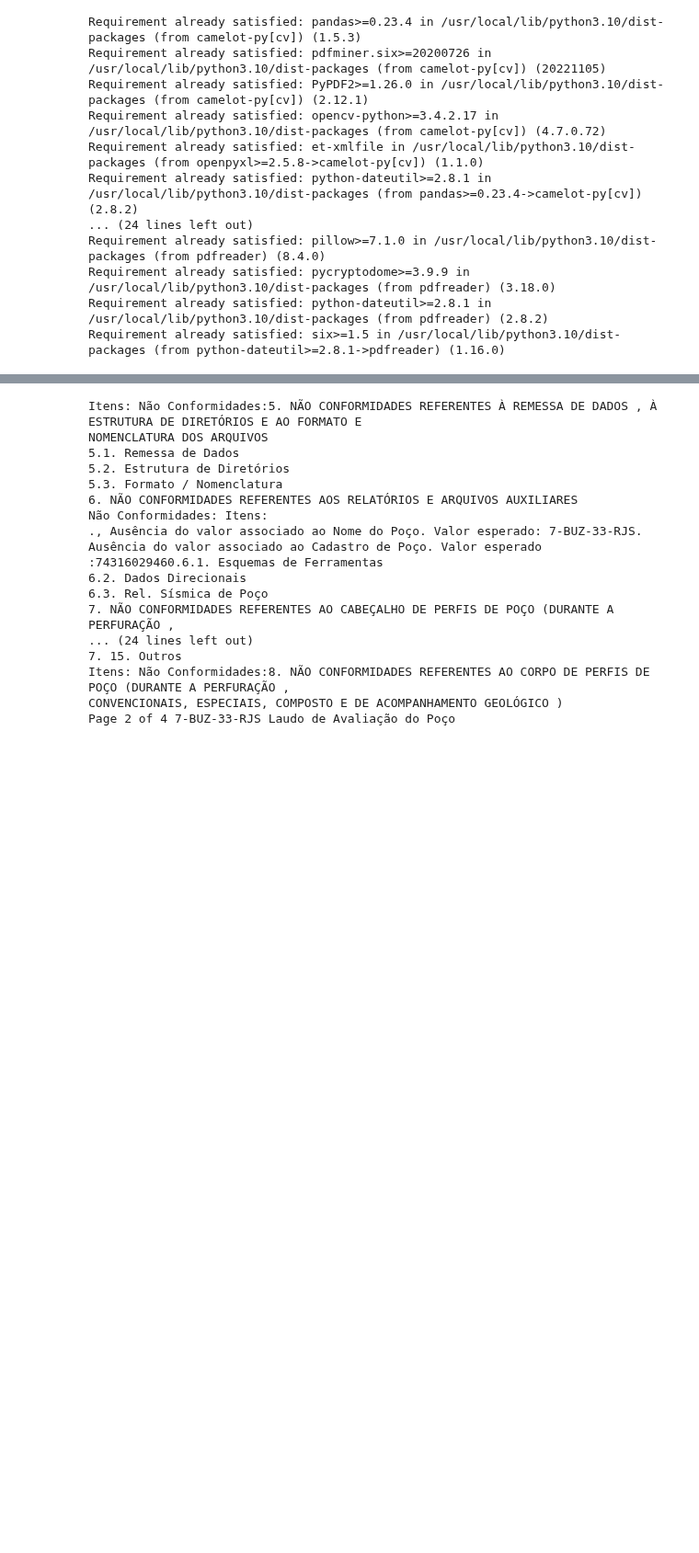
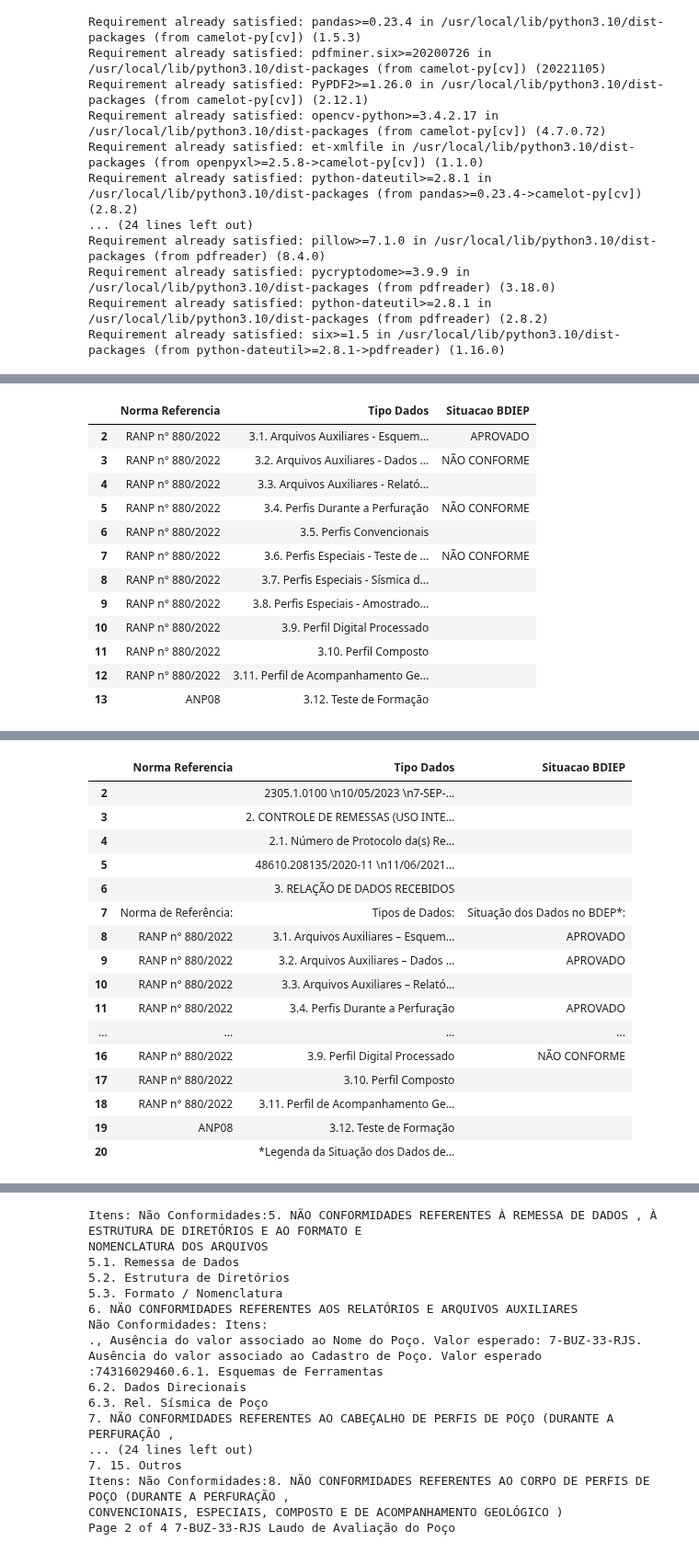
Before and after one commit to fabiobasson/my-frirst-repo, a Jupyter notebook: oficios_qualidade_19062023.ipynb, the cells around one changed output, grey strips where cells are left out. Shown at 92% size. Drawn from its saved outputs; the diff is of its cells as text; code cells hidden in the pictures; blank space fills up the shorter version.

```diff
--- a/oficios_qualidade_19062023.ipynb
+++ b/oficios_qualidade_19062023.ipynb
@@ -83,36 +103,43 @@ Requirement already satisfied: six>=1.5 in /usr/local/lib/python3.10/dist-packag
 # %%
-# Set path to the folder containing CSV/PDF files
-path = '/content/laudo/*.pdf'
-
-# Use glob to get a list of all CSV/PDF files in the folder
-files = glob.glob(path)
-
-# Loop through the files
-
-#for i in range(0, len(files), 1):
-    #print(f'posicao: {i} e valor:{files[i]} ')
 
 for file in files:
     with open(file, 'rb') as pdf:
         #doc = PDFDocument(pdf)
+        #print(f'posicao: {file} e valor:{files[file]} ')
+        # Lendo documento .pdf e extraindo as tabela com a biblioteca Camelot
 
-        # Lendo documento .pdf e extraindo as tabela com a biblioteca Camelot
-        lista_tabelas = camelot.read_pdf(file,header=None,index=False,encoding="utf-8",pages="all")
+          lista_tabelas = camelot.read_pdf(file,header=None,index=False,encoding="utf-8",pages="all")
 
         # Criando Dataframe após extração das tabelas do arquivo .pdf
-        lista_tabelas = lista_tabelas[0].df[[1,0,2]].reset_index(drop=True)
+          lista_tabelas = lista_tabelas[0].df[[1,0,2]].reset_index(drop=True)
 
         ### Iniciando o ETL da extração das tabelas ###
 
         # remover as linhas e colunas desnecessárias a extração das informações
-        lista_tabelas = lista_tabelas.drop(0, axis='index')
-        lista_tabelas = lista_tabelas.drop(1, axis='index')
+          lista_tabelas = lista_tabelas.drop(0, axis='index')
+          lista_tabelas = lista_tabelas.drop(1, axis='index')
 
         # Renomear as colunas para o padrão do documento
-        lista_tabelas.rename(columns = {1:'Norma Referencia',0:'Tipo Dados',2:'Situacao BDIEP'}, inplace = True)
+          lista_tabelas.rename(columns = {1:'Norma Referencia',0:'Tipo Dados',2:'Situacao BDIEP'}, inplace = True)
 
+        # Extraindo texto do documento com a biblioteca Extract_text
+          texto = extract_text(file, 'rb')
 
-        print(lista_tabelas)
+        # Criando Dataframe após extração das tabelas do arquivo .pdf
+          texto = pd.read_fwf(io.StringIO(texto))
+          texto = texto[16:22]
+
+        # Iniciando o ETL da extração do texto
+
+        # remover linhas e colunas desnecessárias a extração das informações
+
+        # Renomear colunas para o padrão do documento
+          texto.rename(columns = {'Agencia Nacional de Petróleo, Gás Natura e Biocombustíveis':' CABEÇALHO'}, inplace = True)
+          texto = texto.T
+          texto.rename(columns = {16:'Nº do Laudo de Reprovação', 17:'Data da Avaliação',18:'Nome do Poço',19:'Nº Cadastro do Poço',20:'Conclusão do Poço',21:'Empresa Operadora'}, inplace = True)
+
+          display(texto)
+          display(lista_tabelas)
 
         #lista_tabelas.to_excel('file_name.xls')
 # %% [output]
@@ -118,0 +148,13 @@ for file in files:
+|  | Norma Referencia | Tipo Dados | Situacao BDIEP |
+| 2 | RANP n° 880/2022 | 3.1. Arquivos Auxiliares - Esquem... | APROVADO |
+| 3 | RANP n° 880/2022 | 3.2. Arquivos Auxiliares - Dados ... | NÃO CONFORME |
+| 4 | RANP n° 880/2022 | 3.3. Arquivos Auxiliares - Relató... |  |
+| 5 | RANP n° 880/2022 | 3.4. Perfis Durante a Perfuração | NÃO CONFORME |
+| 6 | RANP n° 880/2022 | 3.5. Perfis Convencionais |  |
+| 7 | RANP n° 880/2022 | 3.6. Perfis Especiais - Teste de ... | NÃO CONFORME |
+| 8 | RANP n° 880/2022 | 3.7. Perfis Especiais - Sísmica d... |  |
+| 9 | RANP n° 880/2022 | 3.8. Perfis Especiais - Amostrado... |  |
+| 10 | RANP n° 880/2022 | 3.9. Perfil Digital Processado |  |
+| 11 | RANP n° 880/2022 | 3.10. Perfil Composto |  |
+| 12 | RANP n° 880/2022 | 3.11. Perfil de Acompanhamento Ge... |  |
+| 13 | ANP08 | 3.12. Teste de Formação |  |
@@ -118,0 +163,17 @@ for file in files:
+|  | Norma Referencia | Tipo Dados | Situacao BDIEP |
+| 2 |  | 2305.1.0100 \n10/05/2023 \n7-SEP-... |  |
+| 3 |  | 2. CONTROLE DE REMESSAS (USO INTE... |  |
+| 4 |  | 2.1. Número de Protocolo da(s) Re... |  |
+| 5 |  | 48610.208135/2020-11 \n11/06/2021... |  |
+| 6 |  | 3. RELAÇÃO DE DADOS RECEBIDOS |  |
+| 7 | Norma de Referência: | Tipos de Dados: | Situação dos Dados no BDEP*: |
+| 8 | RANP n° 880/2022 | 3.1. Arquivos Auxiliares – Esquem... | APROVADO |
+| 9 | RANP n° 880/2022 | 3.2. Arquivos Auxiliares – Dados ... | APROVADO |
+| 10 | RANP n° 880/2022 | 3.3. Arquivos Auxiliares – Relató... |  |
+| 11 | RANP n° 880/2022 | 3.4. Perfis Durante a Perfuração | APROVADO |
+| ... | ... | ... | ... |
+| 16 | RANP n° 880/2022 | 3.9. Perfil Digital Processado | NÃO CONFORME |
+| 17 | RANP n° 880/2022 | 3.10. Perfil Composto |  |
+| 18 | RANP n° 880/2022 | 3.11. Perfil de Acompanhamento Ge... |  |
+| 19 | ANP08 | 3.12. Teste de Formação |  |
+| 20 |  | *Legenda da Situação dos Dados de... |  |
```
Also changed, not shown: parts of 6 cells of this notebook.
